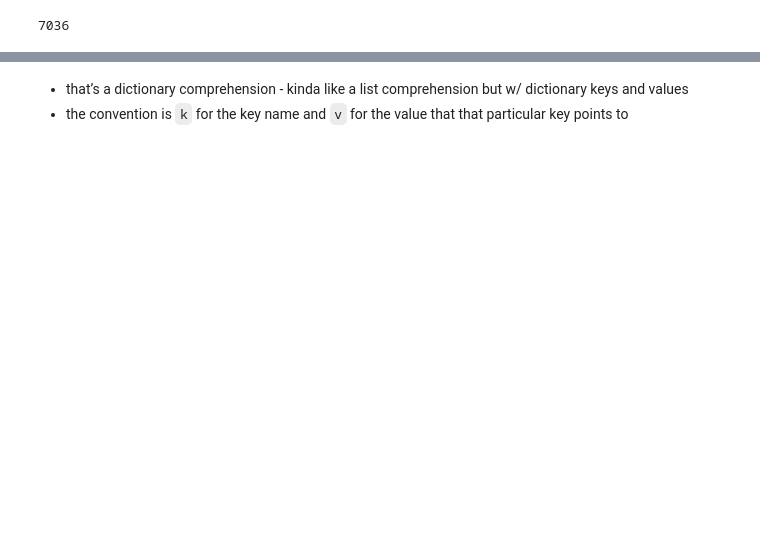
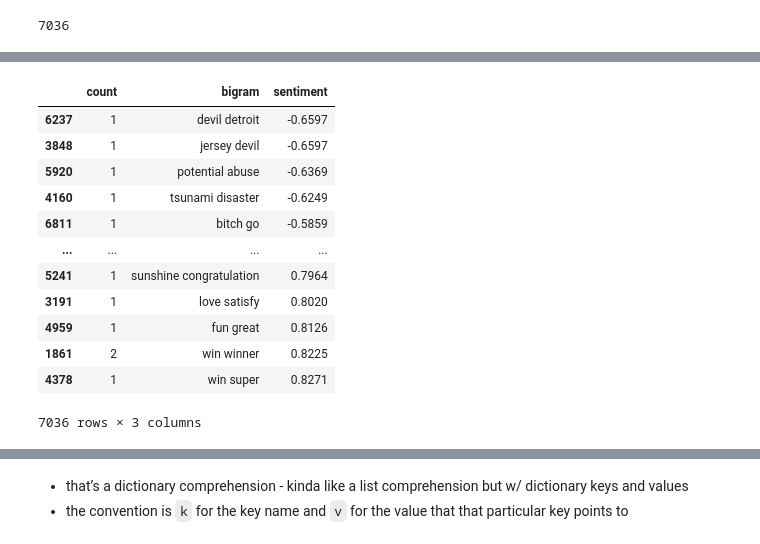
Before and after one commit to brianclements03/nlp, a Jupyter notebook: explore.ipynb, the cells around one changed output, grey strips where cells are left out. Cells and saved outputs as stored; diff of their text form; code cells hidden in the pictures; blank space fills up the shorter version.

Commit message:
further explo, built on the spam_bigrams df and got a vader sentiment analysis of each individual bigram

```diff
--- a/explore.ipynb
+++ b/explore.ipynb
@@ -119,6 +150,8 @@ sia = nltk.sentiment.SentimentIntensityAnalyzer()
 # %%
-spam_bigrams_df=pd.DataFrame(pd.Series(nltk.bigrams(spam_words.split())),columns=['bigrams'])
-spam_bigrams_df['sentiment'] = spam_bigrams_df.bigrams \
-.apply(lambda doc: sia.polarity_scores(doc)['compound'])
-spam_bigrams_df.head()
+
+# spam_bigrams_df=pd.DataFrame(pd.Series(nltk.bigrams(spam_words.split())),columns=['bigrams'])
+spam_bigrams_df=pd.DataFrame(pd.Series(spam_bigrams),columns=['count']).reset_index()
+
+
+spam_bigrams_df.shape
 # %% [output]
@@ -125,0 +165,8 @@ AttributeError: 'tuple' object has no attribute 'encode'
+# %%
+# from lesson...
+# df['sentiment'] = df.text.apply(lambda doc: sia.polarity_scores(doc)['compound'])
+
+
+
+spam_bigrams_df['bigram'] = {k[0] + ' ' + k[1]: v for k, v in spam_bigrams.to_dict().items()}
+spam_bigrams_df.head()
@@ -125,0 +184,10 @@ AttributeError: 'tuple' object has no attribute 'encode'
+# %%
+spam_bigrams_df['sentiment'] = spam_bigrams_df.bigram.apply(lambda doc: sia.polarity_scores(doc)['compound'])
+
+
+# df.bigram.apply(lambda row: sia.polarity_scores(doc))#['compound'])
+
+# df.data.apply \
+# (lambda row: [sia.polarity_scores(data) for data in row])
+
+spam_bigrams_df.head()
@@ -125,0 +203,3 @@ AttributeError: 'tuple' object has no attribute 'encode'
+# %%
+spam_bigrams_df = spam_bigrams_df.drop(columns=['index'])
+spam_bigrams_df.head()
@@ -125,0 +213,16 @@ AttributeError: 'tuple' object has no attribute 'encode'
+# %%
+spam_bigrams_df.sort_values(by='sentiment')
+# %% [output]
+|  | count | bigram | sentiment |
+| 6237 | 1 | devil detroit | -0.6597 |
+| 3848 | 1 | jersey devil | -0.6597 |
+| 5920 | 1 | potential abuse | -0.6369 |
+| 4160 | 1 | tsunami disaster | -0.6249 |
+| 6811 | 1 | bitch go | -0.5859 |
+| ... | ... | ... | ... |
+| 5241 | 1 | sunshine congratulation | 0.7964 |
+| 3191 | 1 | love satisfy | 0.8020 |
+| 4959 | 1 | fun great | 0.8126 |
+| 1861 | 2 | win winner | 0.8225 |
+| 4378 | 1 | win super | 0.8271 |
+7036 rows × 3 columns
```
Also changed, not shown: parts of 18 cells of this notebook, 1 other file.
